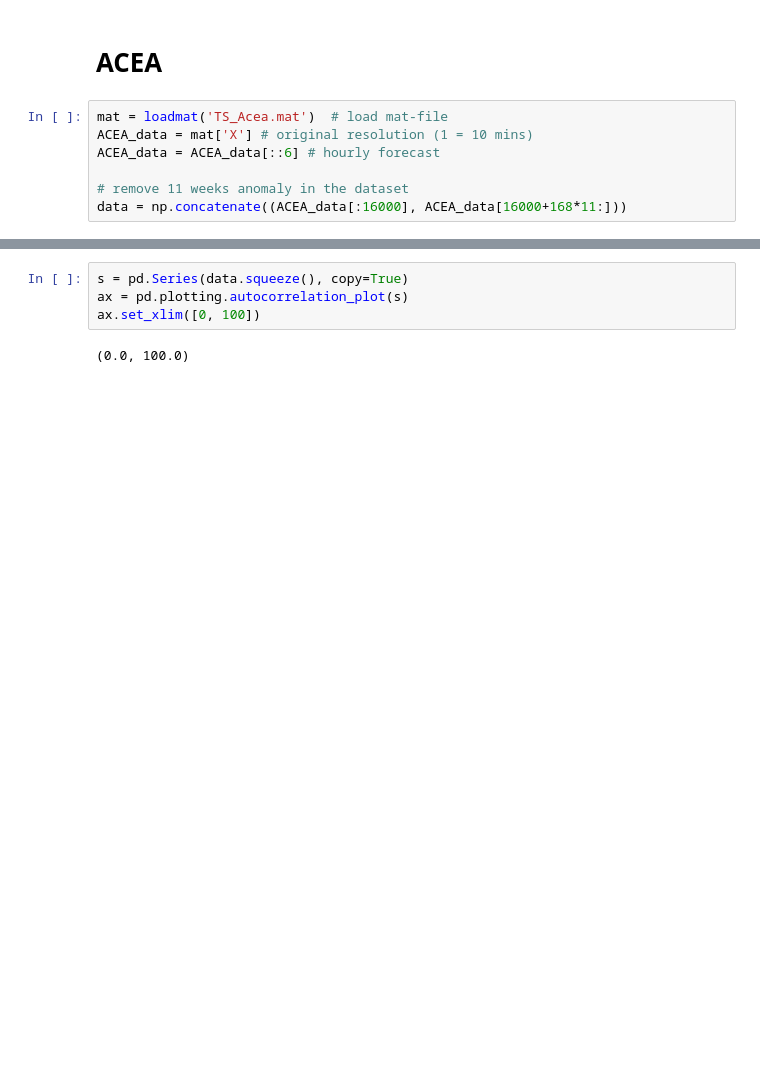
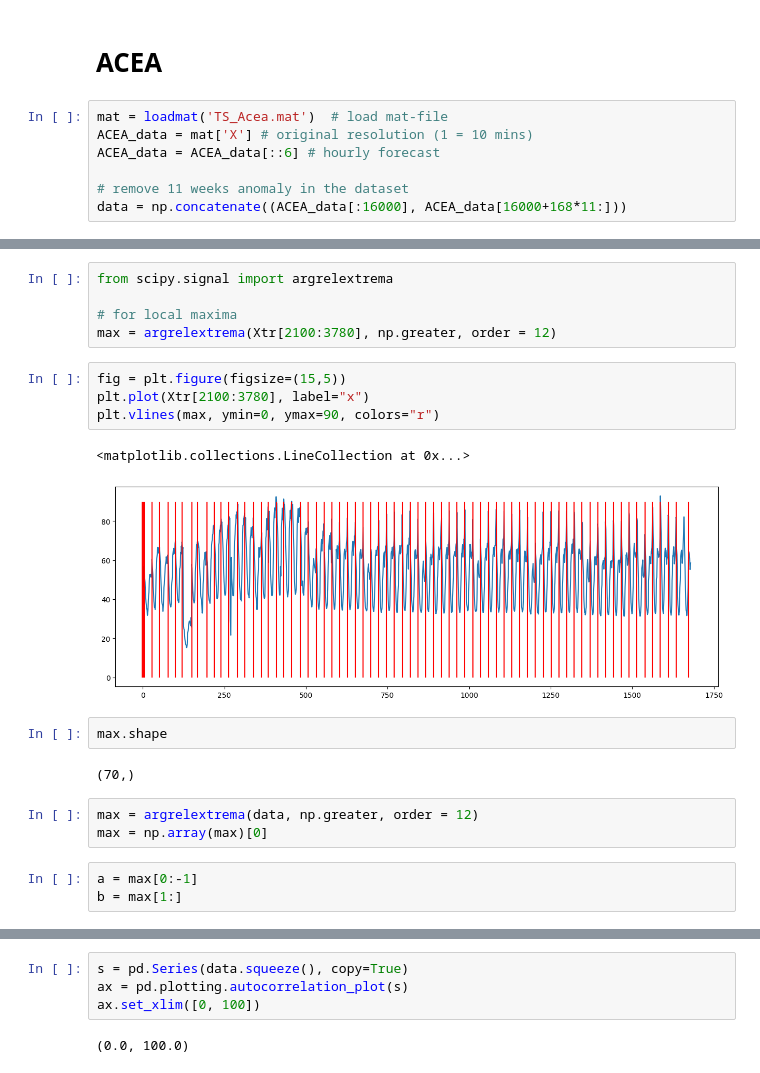
Before and after one commit to MicheleUIT/Probabilistic-load-forecasting-with-Reservoir-Computing, a Jupyter notebook: dataset/data_analysis.ipynb, the cells around one changed output, grey strips where cells are left out. Drawn from its saved outputs; the diff is of its cells as text; blank space fills up the shorter version.

```diff
--- a/dataset/data_analysis.ipynb
+++ b/dataset/data_analysis.ipynb
@@ -79,0 +122,22 @@ plt.grid()
+# %%
+from scipy.signal import argrelextrema
+
+# for local maxima
+max = argrelextrema(Xtr[2100:3780], np.greater, order = 12)
+# %%
+fig = plt.figure(figsize=(15,5))
+plt.plot(Xtr[2100:3780], label="x")
+plt.vlines(max, ymin=0, ymax=90, colors="r")
+# %% [output]
+<matplotlib.collections.LineCollection at 0x...>
+[figure, added]
+# %%
+max.shape
+# %% [output]
+(70,)
+# %%
+max = argrelextrema(data, np.greater, order = 12)
+max = np.array(max)[0]
+# %%
+a = max[0:-1]
+b = max[1:]
```
Also changed, not shown: parts of 13 cells of this notebook.
